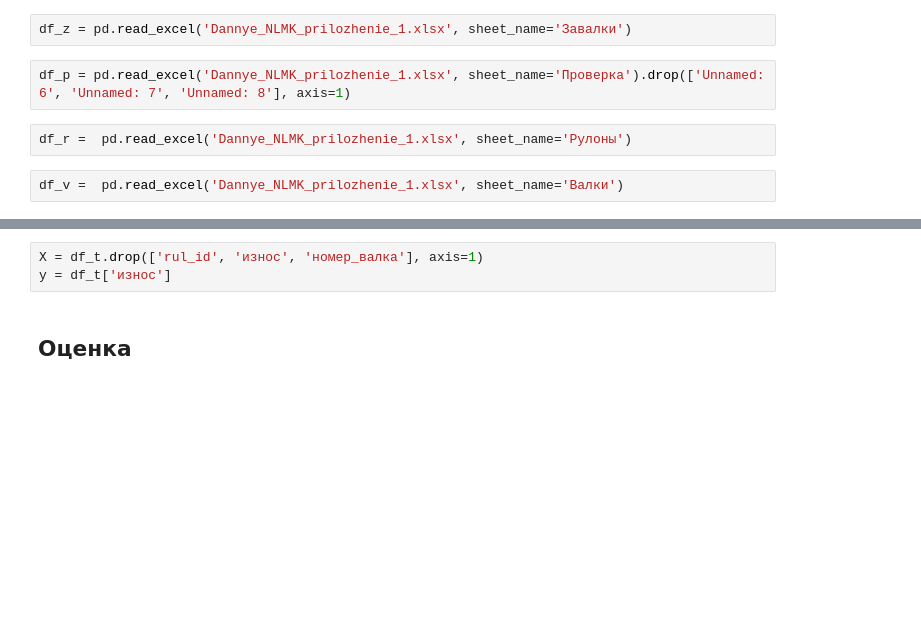
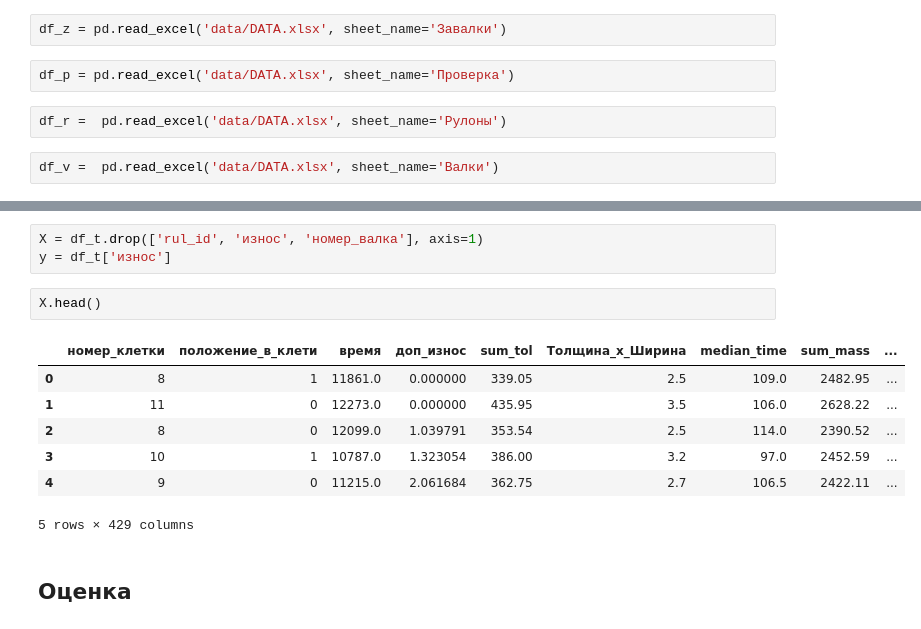
Before and after one commit to MaksSidorov/BV_2020, a Jupyter notebook: make_data_predict.ipynb, the cells around one changed output, grey strips where cells are left out. Saved outputs shown, nothing was run; the diff lists cells and outputs as text; blank space fills up the shorter version.

```diff
--- a/make_data_predict.ipynb
+++ b/make_data_predict.ipynb
@@ -4,13 +4,13 @@ import numpy as np
 # %% [markdown]
 # Загрузка данных
 # %%
-df_z = pd.read_excel('Dannye_NLMK_prilozhenie_1.xlsx', sheet_name='Завалки')
+df_z = pd.read_excel('data/DATA.xlsx', sheet_name='Завалки')
 # %%
-df_p = pd.read_excel('Dannye_NLMK_prilozhenie_1.xlsx', sheet_name='Проверка').drop(['Unnamed: 6', 'Unnamed: 7', 'Unnamed: 8'], axis=1)
+df_p = pd.read_excel('data/DATA.xlsx', sheet_name='Проверка')
 # %%
-df_r =  pd.read_excel('Dannye_NLMK_prilozhenie_1.xlsx', sheet_name='Рулоны')
+df_r =  pd.read_excel('data/DATA.xlsx', sheet_name='Рулоны')
 # %%
-df_v =  pd.read_excel('Dannye_NLMK_prilozhenie_1.xlsx', sheet_name='Валки')
+df_v =  pd.read_excel('data/DATA.xlsx', sheet_name='Валки')
 # %% [markdown]
 # Преобразование данных
 # %% [markdown]
@@ -214,6 +214,16 @@ df_t.head()
 # %%
 X = df_t.drop(['rul_id', 'износ', 'номер_валка'], axis=1)
 y = df_t['износ']
+# %%
+X.head()
+# %% [output]
+|  | номер_клетки | положение_в_клети | время | доп_износ | sum_tol | Толщина_х_Ширина | median_time | sum_mass | ... |
+| 0 | 8 | 1 | 11861.0 | 0.000000 | 339.05 | 2.5 | 109.0 | 2482.95 | ... |
+| 1 | 11 | 0 | 12273.0 | 0.000000 | 435.95 | 3.5 | 106.0 | 2628.22 | ... |
+| 2 | 8 | 0 | 12099.0 | 1.039791 | 353.54 | 2.5 | 114.0 | 2390.52 | ... |
+| 3 | 10 | 1 | 10787.0 | 1.323054 | 386.00 | 3.2 | 97.0 | 2452.59 | ... |
+| 4 | 9 | 0 | 11215.0 | 2.061684 | 362.75 | 2.7 | 106.5 | 2422.11 | ... |
+5 rows × 429 columns
 # %% [markdown]
 ## Оценка
 # %%
```
Also changed, not shown: parts of 4 cells of this notebook, 3 other files.
